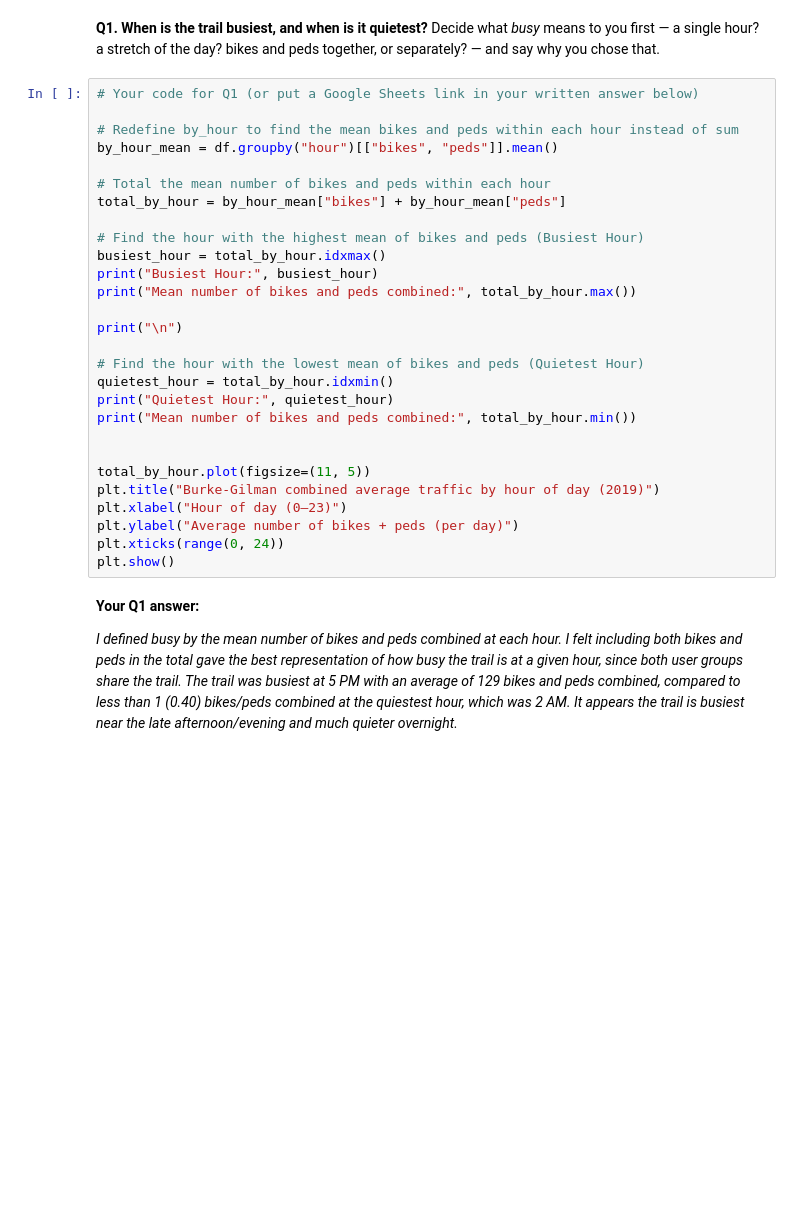
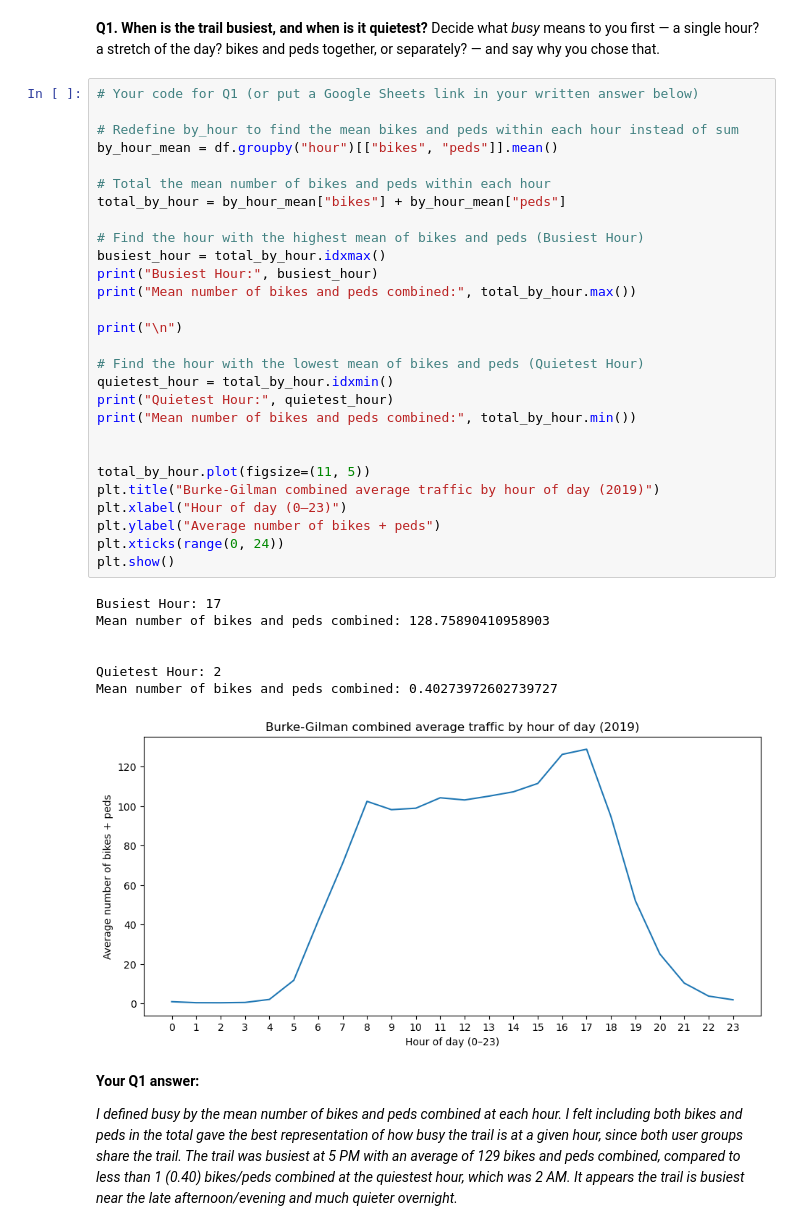
Before and after one commit to emay-20/hcde-410, a Jupyter notebook: A1/A1.ipynb, the cells around one changed output. Cells and saved outputs as stored; diff of their text form; blank space fills up the shorter version.

```diff
--- a/A1/A1.ipynb
+++ b/A1/A1.ipynb
@@ -102,31 +140,39 @@ Decide what *busy* means to you first — a single hour? a stretch of the day? b
 # %%
 # Your code for Q1 (or put a Google Sheets link in your written answer below)
 
 # Redefine by_hour to find the mean bikes and peds within each hour instead of sum
 by_hour_mean = df.groupby("hour")[["bikes", "peds"]].mean()
 
 # Total the mean number of bikes and peds within each hour
 total_by_hour = by_hour_mean["bikes"] + by_hour_mean["peds"]
 
 # Find the hour with the highest mean of bikes and peds (Busiest Hour)
 busiest_hour = total_by_hour.idxmax()
 print("Busiest Hour:", busiest_hour)
 print("Mean number of bikes and peds combined:", total_by_hour.max())
 
 print("\n")
 
 # Find the hour with the lowest mean of bikes and peds (Quietest Hour)
 quietest_hour = total_by_hour.idxmin()
 print("Quietest Hour:", quietest_hour)
 print("Mean number of bikes and peds combined:", total_by_hour.min())
 
 
 total_by_hour.plot(figsize=(11, 5))
 plt.title("Burke-Gilman combined average traffic by hour of day (2019)")
 plt.xlabel("Hour of day (0–23)")
-plt.ylabel("Average number of bikes + peds (per day)")
+plt.ylabel("Average number of bikes + peds")
 plt.xticks(range(0, 24))
 plt.show()
+# %% [output]
+Busiest Hour: 17
+Mean number of bikes and peds combined: 128.75890410958903
+
+
+Quietest Hour: 2
+Mean number of bikes and peds combined: 0.40273972602739727
+[figure, added]
 # %% [markdown]
 **Your Q1 answer:**
 
```
Also changed, not shown: parts of 8 cells of this notebook.
